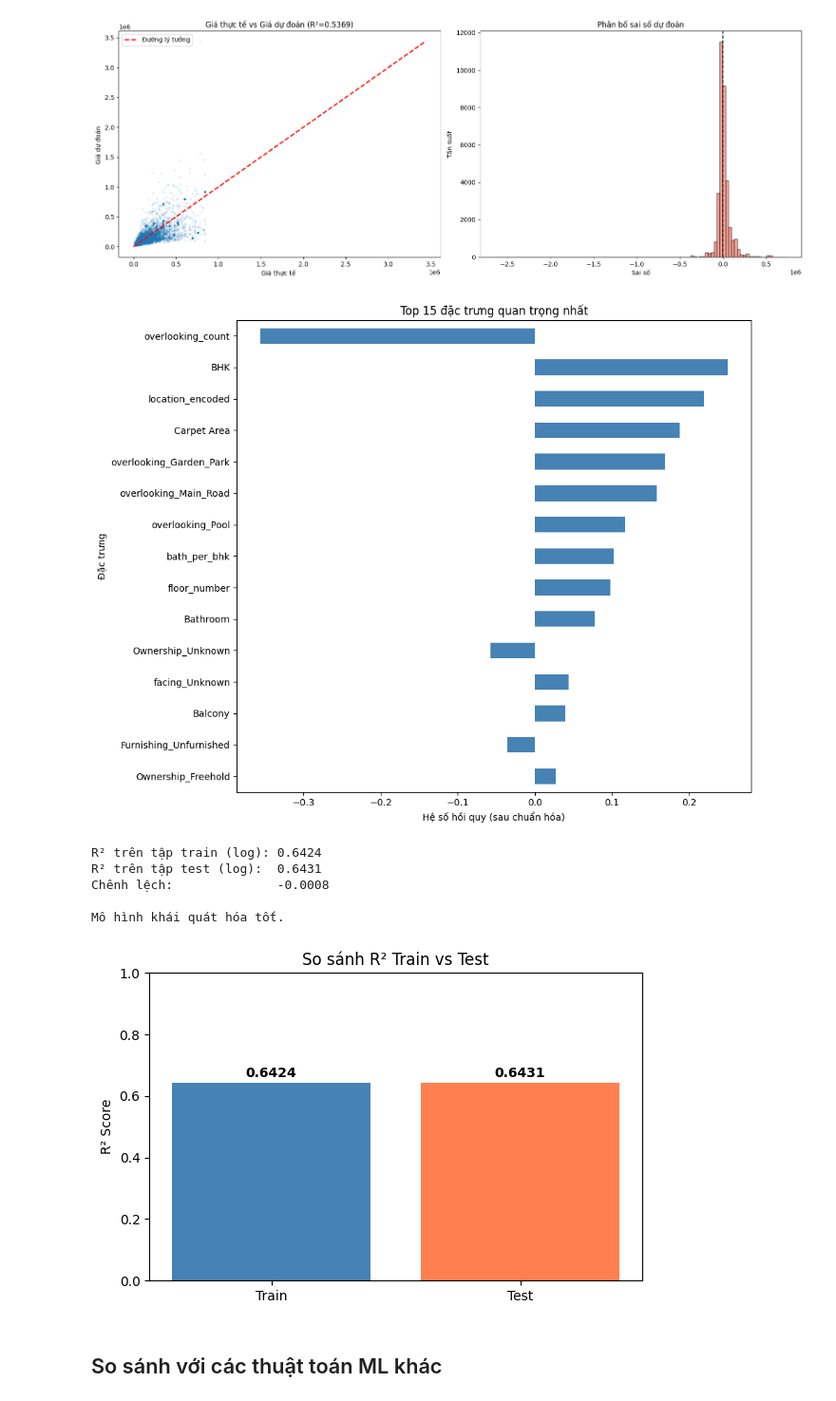
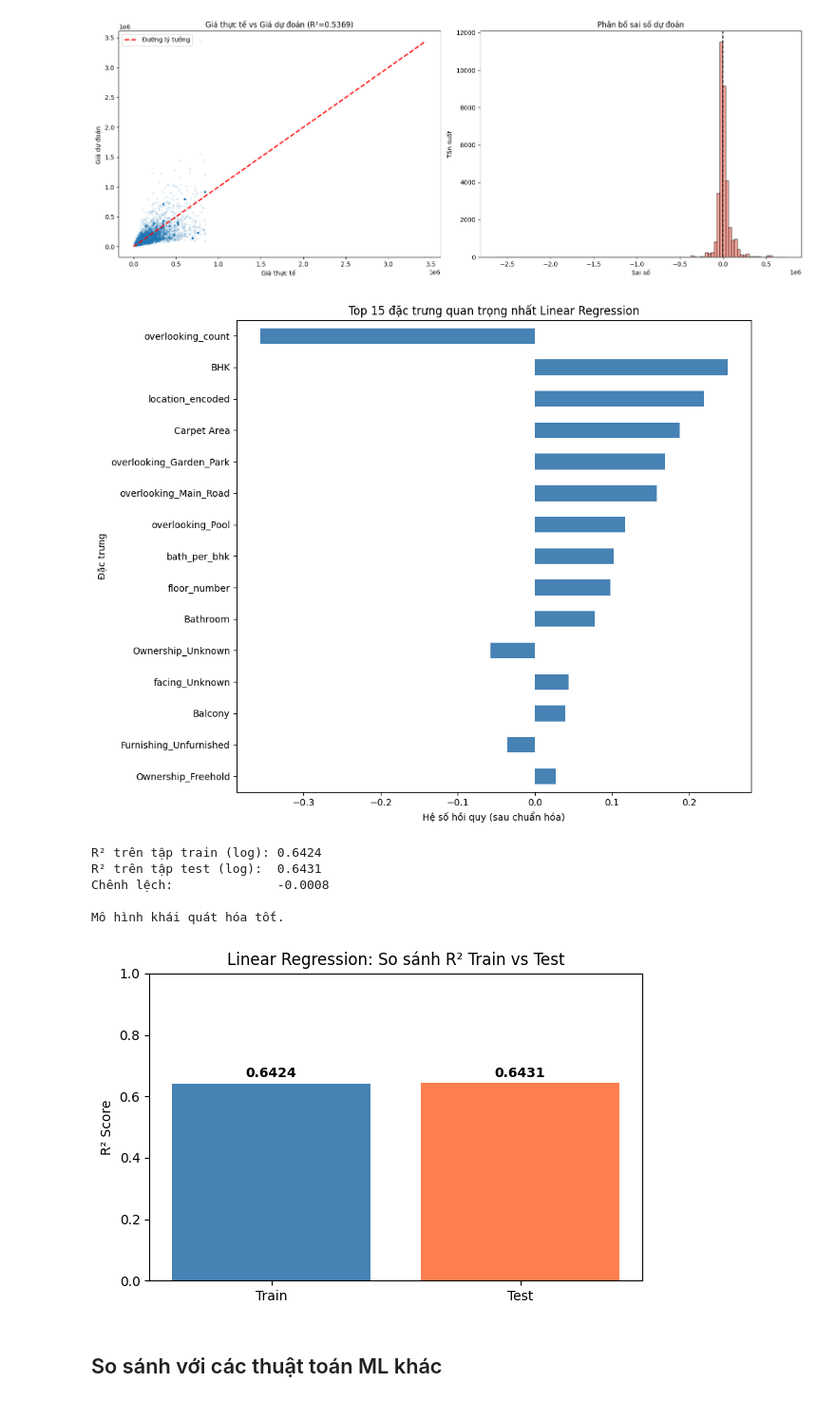
Before and after one commit to vyvy31082004/House-Price-Prediction, a Jupyter notebook: final.ipynb, the cells around one changed output. Shown at 95% size. Saved outputs shown, nothing was run; the diff lists cells and outputs as text; code cells hidden in the pictures.

```diff
--- a/final.ipynb
+++ b/final.ipynb
@@ -964,45 +964,45 @@ feature_importance = feature_importance.sort_values('Abs_hệ_số', ascending=T
 top_n = min(15, len(feature_importance))
 fig, ax = plt.subplots(figsize=(10, 8))
 feature_importance.tail(top_n).plot.barh(x='Đặc trưng', y='Hệ số', ax=ax, color='steelblue', legend=False)
-ax.set_title(f'Top {top_n} đặc trưng quan trọng nhất')
+ax.set_title(f'Top {top_n} đặc trưng quan trọng nhất Linear Regression')
 ax.set_xlabel('Hệ số hồi quy (sau chuẩn hóa)')
 plt.tight_layout()
 plt.show()
 # %% [output]
-[figure, old version]
+[figure, new version]
 # %%
 # Kiểm tra overfitting: so sánh R² train vs test
 y_train_pred_log = model.predict(X_train_scaled)
 r2_train = r2_score(y_train, y_train_pred_log)
 r2_test = r2_score(y_test, y_pred_log)
 
 print(f"R² trên tập train (log): {r2_train:.4f}")
 print(f"R² trên tập test (log):  {r2_test:.4f}")
 print(f"Chênh lệch:              {r2_train - r2_test:.4f}")
 
 if r2_train - r2_test > 0.05:
     print("\nMô hình có dấu hiệu overfitting!")
 else:
     print("\nMô hình khái quát hóa tốt.")
 
 # Biểu đồ so sánh
 fig, ax = plt.subplots(figsize=(6, 4))
 bars = ax.bar(['Train', 'Test'], [r2_train, r2_test], color=['steelblue', 'coral'])
 ax.set_ylabel('R² Score')
-ax.set_title('So sánh R² Train vs Test')
+ax.set_title('Linear Regression: So sánh R² Train vs Test')
 ax.set_ylim(0, 1)
 for bar, val in zip(bars, [r2_train, r2_test]):
     ax.text(bar.get_x() + bar.get_width()/2, bar.get_height() + 0.01,
             f'{val:.4f}', ha='center', va='bottom', fontweight='bold')
 plt.tight_layout()
 plt.show()
 # %% [output]
 R² trên tập train (log): 0.6424
 R² trên tập test (log):  0.6431
 Chênh lệch:              -0.0008
 
 Mô hình khái quát hóa tốt.
-[figure, old version]
+[figure, new version]
 # %% [markdown]
 ## So sánh với các thuật toán ML khác
 # %%
```
Also changed, not shown: parts of 6 cells of this notebook.
